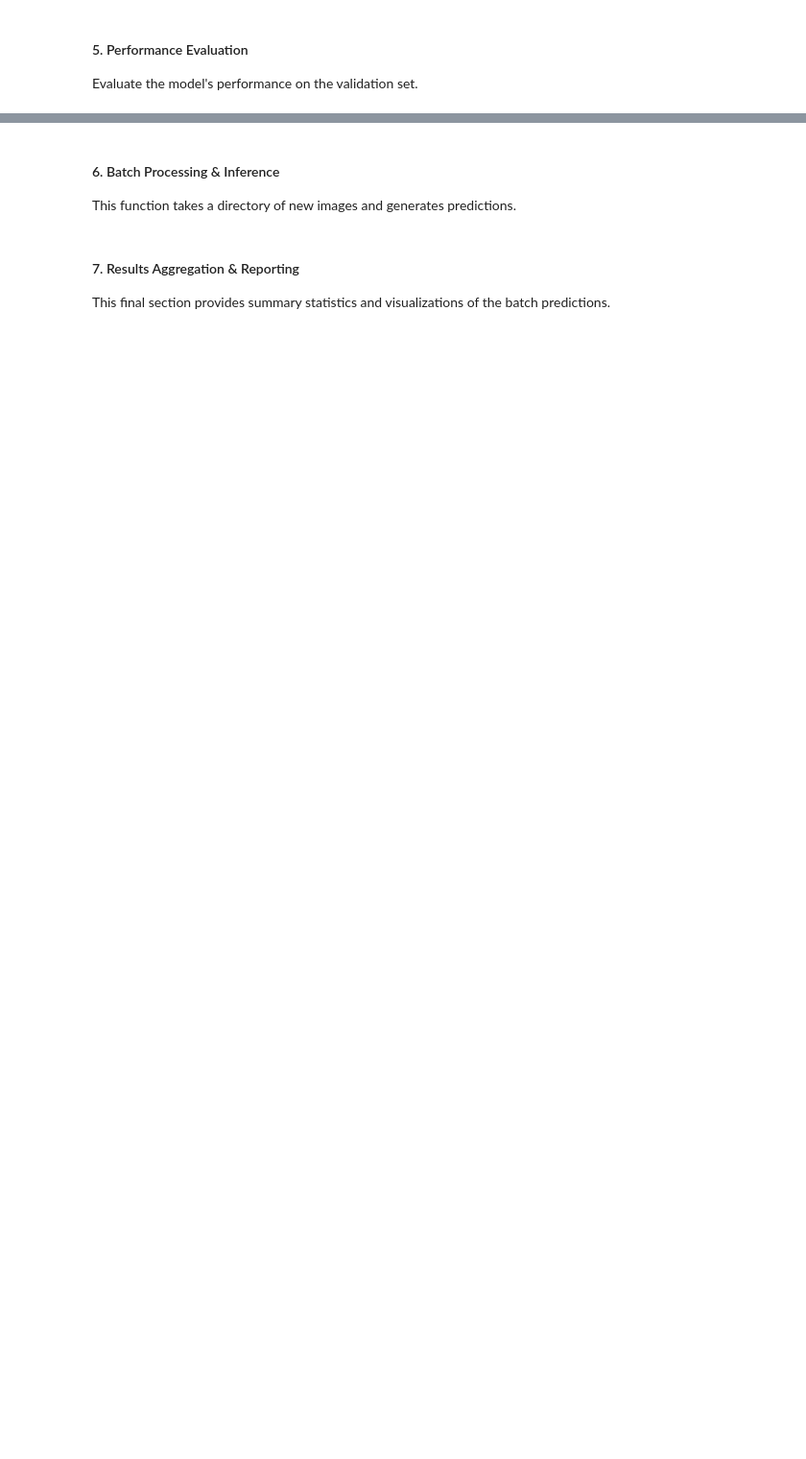
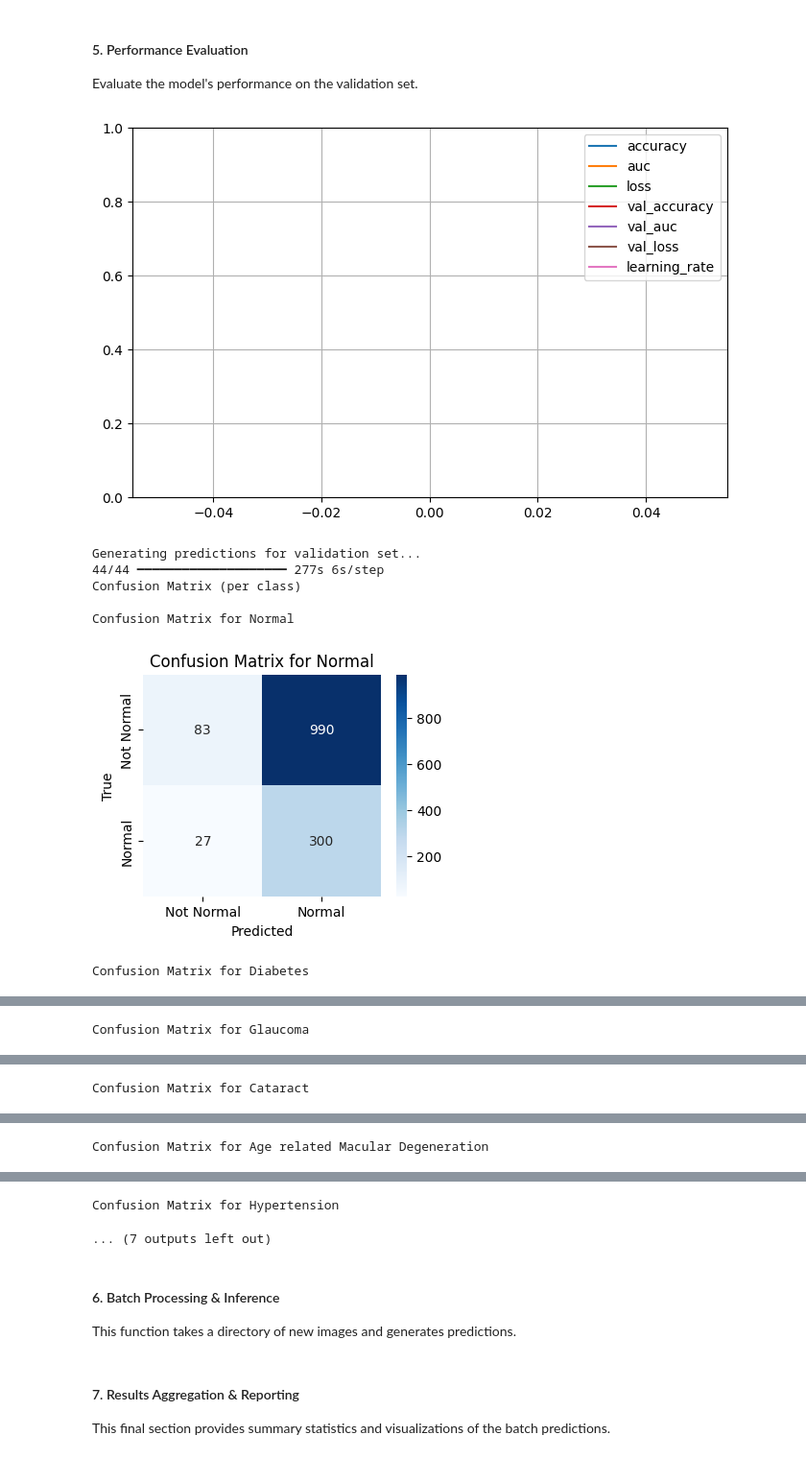
Before and after one commit to Y-kavindu/retinal-scan-batch-analysis-system, a Jupyter notebook: retinal_scan_batch_analysis_system.ipynb, the cells around one changed output, grey strips where cells are left out. Shown at 96% size. Saved outputs shown, nothing was run; the diff lists cells and outputs as text; code cells hidden in the pictures; blank space fills up the shorter version.

```diff
--- a/retinal_scan_batch_analysis_system.ipynb
+++ b/retinal_scan_batch_analysis_system.ipynb
@@ -188,7 +192,7 @@ reduce_lr = ReduceLROnPlateau(monitor='val_loss', factor=0.2, patience=5, min_lr
 
 history = model.fit(
     train_generator,
-    epochs=4,
+    epochs=1,
     validation_data=validation_generator,
     callbacks=[checkpoint, early_stopping, reduce_lr]
 )
@@ -205,19 +207,65 @@ Evaluate the model's performance on the validation set.
 # %%
 # Plot training history
 pd.DataFrame(history.history).plot(figsize=(8, 5))
 plt.grid(True)
 plt.gca().set_ylim(0, 1)
 plt.show()
 
-# Confusion Matrix and Classification Report
+# Confusion Matrix and Classification Report for multi-label classification
+
+# Get the true labels for the validation set
+# We need to iterate through the validation generator to get the true labels
+y_true = []
+filenames = validation_generator.filenames
+# Assuming image_df contains the original labels and filenames
+# Filter image_df to get only validation images and their corresponding labels
+validation_df = image_df[image_df['filename'].isin(filenames)]
+# Ensure the order of labels matches the order of predictions
+validation_df = validation_df.set_index('filename').loc[filenames].reset_index()
+
+y_true = validation_df[classes].values
+
+
+print('Generating predictions for validation set...')
+# Get the model's predictions for the validation set
 Y_pred = model.predict(validation_generator)
-y_pred = np.argmax(Y_pred, axis=1)
 
-print('Confusion Matrix')
-cm = confusion_matrix(validation_generator.classes, y_pred)
-sns.heatmap(cm, annot=True, fmt='d', cmap='Blues')
-plt.show()
+# For multi-label, we typically threshold the probabilities (e.g., at 0.5)
+# to get binary predictions for each class.
+y_pred_binary = (Y_pred > 0.5).astype(int)
 
-print('Classification Report')
-target_names = list(train_generator.class_indices.keys())
-print(classification_report(validation_generator.classes, y_pred, target_names=target_names))
+print('Confusion Matrix (per class)')
+# Calculate and plot confusion matrix for each class
+for i, class_name in enumerate(classes):
+    print(f'\nConfusion Matrix for {class_name}')
+    cm = confusion_matrix(y_true[:, i], y_pred_binary[:, i])
+    plt.figure(figsize=(4, 3))
+    sns.heatmap(cm, annot=True, fmt='d', cmap='Blues', xticklabels=[f'Not {class_name}', class_name], yticklabels=[f'Not {class_name}', class_name])
+    plt.title(f'Confusion Matrix for {class_name}')
+    plt.xlabel('Predicted')
+    plt.ylabel('True')
+    plt.show()
+
+
+print('\nClassification Report')
+# Generate classification report for multi-label
+# The classification report can directly handle multi-label output
+print(classification_report(y_true, y_pred_binary, target_names=classes))
+
+# Calculate ROC AUC score for multi-label
+# roc_auc_score can also handle multi-label by averaging
+try:
+    roc_auc = roc_auc_score(y_true, Y_pred, average='macro')
+    print(f'\nROC AUC Score (macro average): {roc_auc:.4f}')
+except ValueError as e:
+    print(f"\nCould not calculate ROC AUC: {e}")
+    print("This can happen if a class has only one sample.")
+# %% [output]
+[figure, added]
+Generating predictions for validation set...
+44/44 ━━━━━━━━━━━━━━━━━━━━ 277s 6s/step
+Confusion Matrix (per class)
+
+Confusion Matrix for Normal
+[figure, added]
+Confusion Matrix for Diabetes
@@ -223,0 +273 @@ print(classification_report(validation_generator.classes, y_pred, target_names=t
+Confusion Matrix for Glaucoma
@@ -223,0 +275 @@ print(classification_report(validation_generator.classes, y_pred, target_names=t
+Confusion Matrix for Cataract
@@ -223,0 +277 @@ print(classification_report(validation_generator.classes, y_pred, target_names=t
+Confusion Matrix for Age related Macular Degeneration
@@ -224,3 +279,5 @@ print(classification_report(validation_generator.classes, y_pred, target_names=t
+Confusion Matrix for Hypertension
+... (7 outputs left out)
 # %% [markdown]
 #### 6. Batch Processing & Inference
 
```
Also changed, not shown: parts of 6 cells of this notebook, 2 other files.
